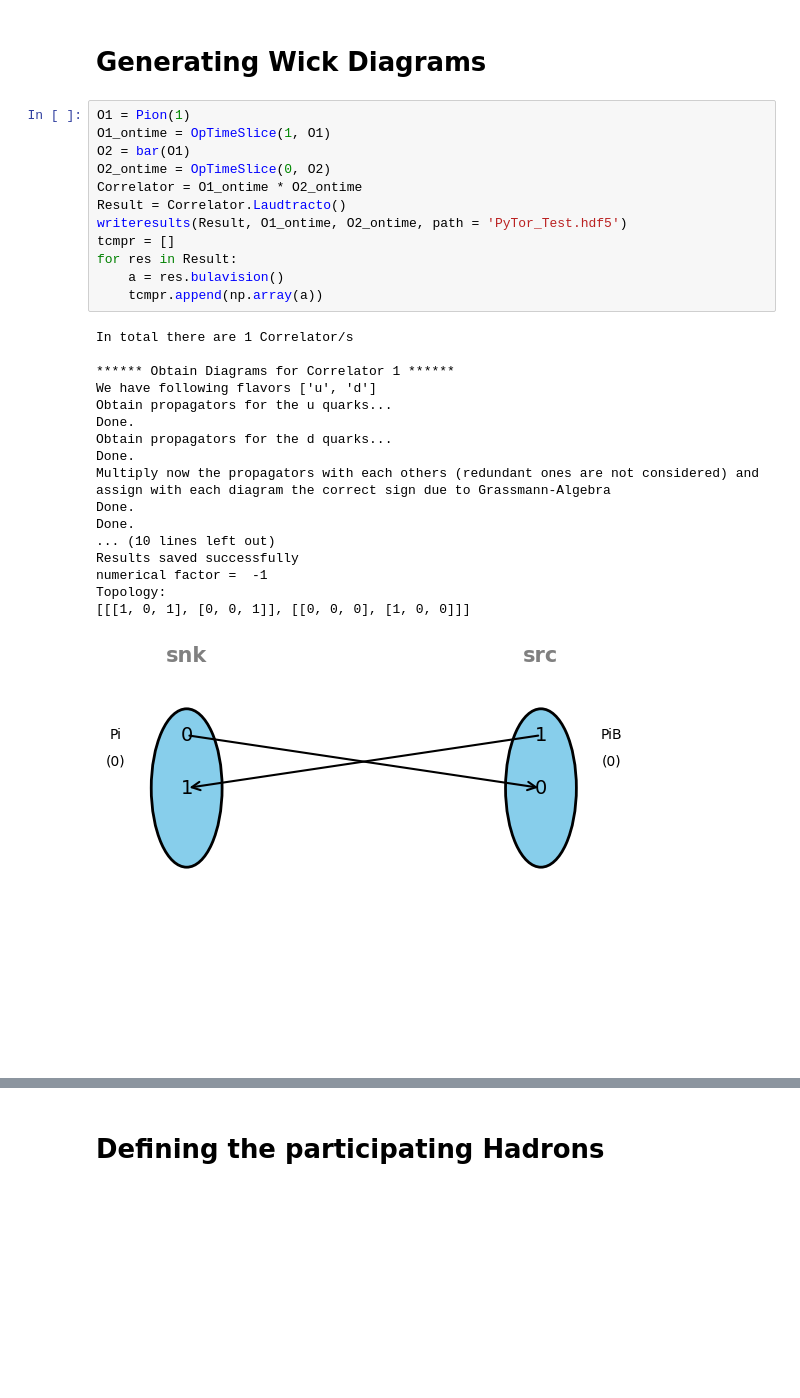
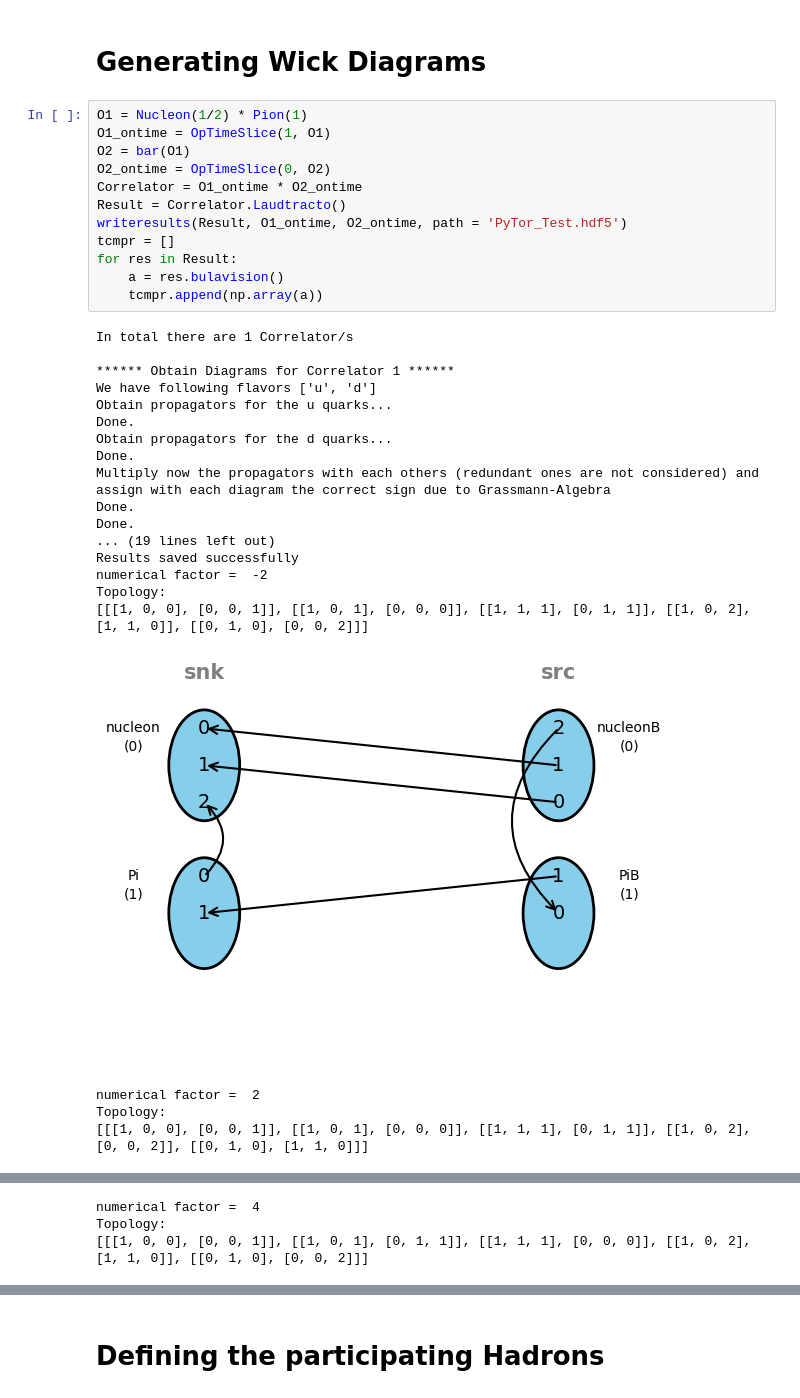
Before and after one commit to Herzallah15/PyTorTractor, a Jupyter notebook: Main.ipynb, the cells around one changed output, grey strips where cells are left out. Saved outputs shown, nothing was run; the diff lists cells and outputs as text; blank space fills up the shorter version.

```diff
--- a/Main.ipynb
+++ b/Main.ipynb
@@ -3,33 +3,36 @@
 # %% [markdown]
 # Generating Wick Diagrams
 # %%
-O1 = Pion(1)
+O1 = Nucleon(1/2) * Pion(1)
 O1_ontime = OpTimeSlice(1, O1)
 O2 = bar(O1)
 O2_ontime = OpTimeSlice(0, O2)
 Correlator = O1_ontime * O2_ontime
 Result = Correlator.Laudtracto()
 writeresults(Result, O1_ontime, O2_ontime, path = 'PyTor_Test.hdf5')
 tcmpr = []
 for res in Result:
     a = res.bulavision()
     tcmpr.append(np.array(a))
 # %% [output]
 In total there are 1 Correlator/s
 
 ****** Obtain Diagrams for Correlator 1 ******
 We have following flavors ['u', 'd']
 Obtain propagators for the u quarks...
 Done.
 Obtain propagators for the d quarks...
 Done.
 Multiply now the propagators with each others (redundant ones are not considered) and
 assign with each diagram the correct sign due to Grassmann-Algebra
 Done.
 Done.
-... (10 lines left out)
+... (19 lines left out)
 Results saved successfully
-numerical factor =  -1
+numerical factor =  -2
 Topology:
-[[[1, 0, 1], [0, 0, 1]], [[0, 0, 0], [1, 0, 0]]]
+[[[1, 0, 0], [0, 0, 1]], [[1, 0, 1], [0, 0, 0]], [[1, 1, 1], [0, 1, 1]], [[1, 0, 2], [1, 1, 0]], [[0, 1, 0], [0, 0, 2]]]
-[figure, old version]
+[figure, new version]
+numerical factor =  2
+Topology:
+[[[1, 0, 0], [0, 0, 1]], [[1, 0, 1], [0, 0, 0]], [[1, 1, 1], [0, 1, 1]], [[1, 0, 2], [0, 0, 2]], [[0, 1, 0], [1, 1, 0]]]
@@ -35,0 +40,3 @@ Topology:
+numerical factor =  4
+Topology:
+[[[1, 0, 0], [0, 0, 1]], [[1, 0, 1], [0, 1, 1]], [[1, 1, 1], [0, 0, 0]], [[1, 0, 2], [1, 1, 0]], [[0, 1, 0], [0, 0, 2]]]
```
Also changed, not shown: parts of 6 cells of this notebook, 1 other file.
